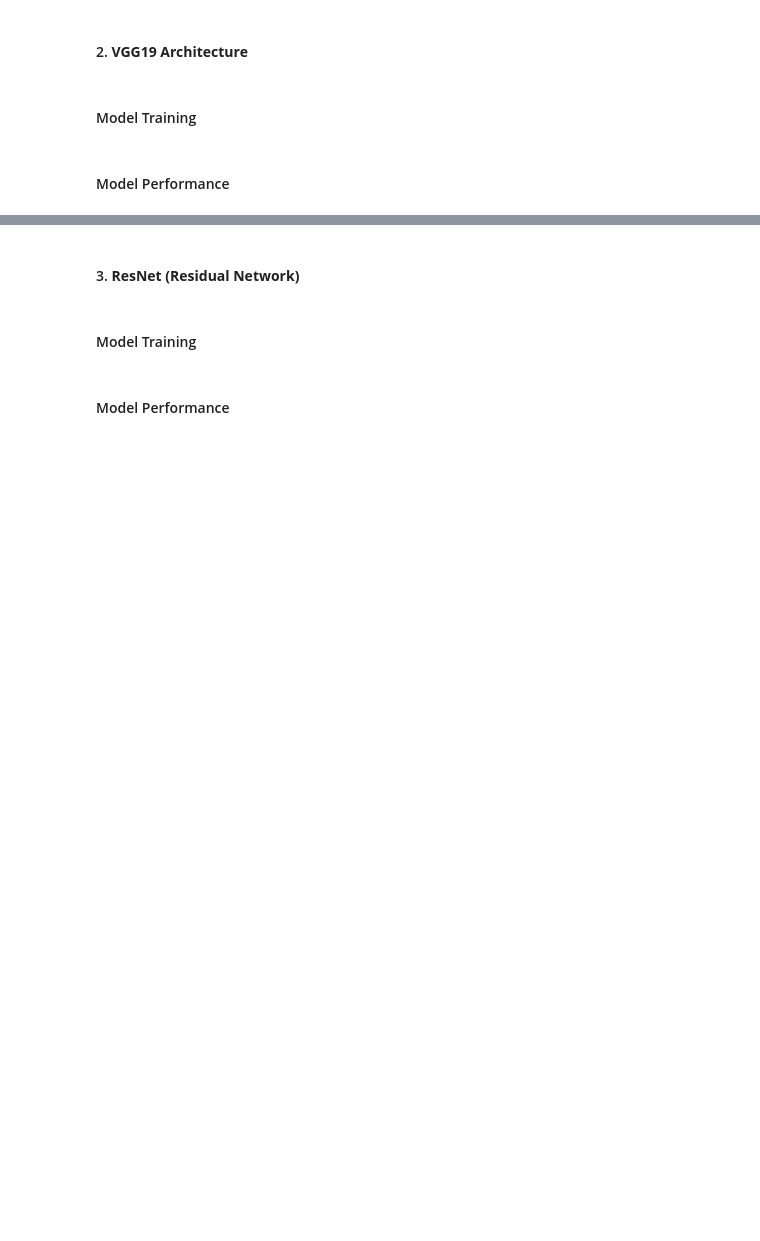
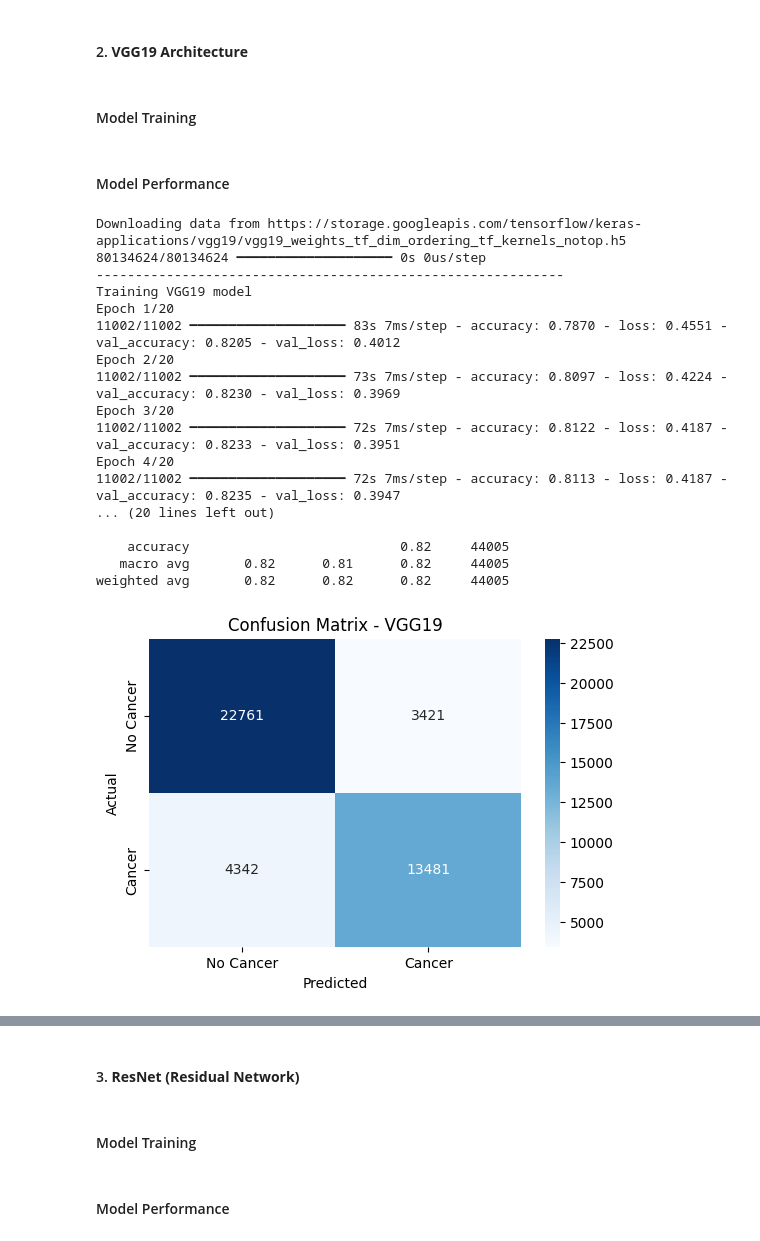
Before and after one commit to mafiat/Histopathologic-Cancer-Detection, a Jupyter notebook: Histopathologic-Cancer-Detection.ipynb, the cells around one changed output, grey strips where cells are left out. Cells and saved outputs as stored; diff of their text form; code cells hidden in the pictures; blank space fills up the shorter version.

```diff
--- a/Histopathologic-Cancer-Detection.ipynb
+++ b/Histopathologic-Cancer-Detection.ipynb
@@ -1213,7 +1294,7 @@ def create_vgg19_model(input_shape=(96, 96, 3)):
 
     x = base_model.output
     x = GlobalAveragePooling2D()(x)
-    x = Dropout(0.5)(x)
+    x = Dropout(0.3)(x)
     outputs = Dense(1, activation='sigmoid')(x)
 
     model = Model(inputs=base_model.input, outputs=outputs)
@@ -1233,7 +1314,7 @@ model_vgg19 = create_vgg19_model(input_shape=(96, 96, 3))
 
 # Compile the model
 model_vgg19.compile(
-    optimizer=Adam(learning_rate=0.0001), # Using a reasonable learning rate
+    optimizer=Adam(learning_rate=0.001), # Using a reasonable learning rate
     loss='binary_crossentropy',
     metrics=['accuracy']
 )
@@ -1245,33 +1326,52 @@ print(f"Training VGG19 model")
 history_vgg19 = model_vgg19.fit(
     X_train_images, y_train,
     epochs=20,  # You can adjust the number of epochs
-    batch_size=32,
+    batch_size=16,
     verbose=1,  # Set to 1 to see progress
     validation_data=(X_val_images, y_val),
     callbacks=[early_stopping_callback]
 )
 
 # Evaluate the trained model on the validation data
 print("-" * 60)
 print("Evaluating VGG19 model on validation data...")
 test_loss_vgg19, test_acc_vgg19 = model_vgg19.evaluate(X_val_images, y_val, verbose=1)
 
 print(f"  Validation accuracy (VGG19): {test_acc_vgg19:.4f}")
 print(f"  Validation loss (VGG19): {test_loss_vgg19:.4f}")
 
 # Predict probabilities on the validation set
 y_pred_probs_vgg19 = model_vgg19.predict(X_val_images)
 y_pred_vgg19 = (y_pred_probs_vgg19 > 0.5).astype(int)
 
 # Classification report
 print("\nClassification Report:")
 print(classification_report(y_val, y_pred_vgg19, target_names=['No Cancer', 'Cancer']))
 
 # Confusion matrix
 conf_matrix_vgg19 = confusion_matrix(y_val, y_pred_vgg19)
 plt.figure(figsize=(6, 4))
 sns.heatmap(conf_matrix_vgg19, annot=True, fmt='d', cmap='Blues', xticklabels=['No Cancer', 'Cancer'], yticklabels=['No Cancer', 'Cancer'])
 plt.title('Confusion Matrix - VGG19')
 plt.xlabel('Predicted')
 plt.ylabel('Actual')
 plt.show()
+# %% [output]
+Downloading data from https://storage.googleapis.com/tensorflow/keras-applications/vgg19/vgg19_weights_tf_dim_ordering_tf_kernels_notop.h5
+80134624/80134624 ━━━━━━━━━━━━━━━━━━━━ 0s 0us/step
+------------------------------------------------------------
+Training VGG19 model
+Epoch 1/20
+11002/11002 ━━━━━━━━━━━━━━━━━━━━ 83s 7ms/step - accuracy: 0.7870 - loss: 0.4551 - val_accuracy: 0.8205 - val_loss: 0.4012
+Epoch 2/20
+11002/11002 ━━━━━━━━━━━━━━━━━━━━ 73s 7ms/step - accuracy: 0.8097 - loss: 0.4224 - val_accuracy: 0.8230 - val_loss: 0.3969
+Epoch 3/20
+11002/11002 ━━━━━━━━━━━━━━━━━━━━ 72s 7ms/step - accuracy: 0.8122 - loss: 0.4187 - val_accuracy: 0.8233 - val_loss: 0.3951
+Epoch 4/20
+11002/11002 ━━━━━━━━━━━━━━━━━━━━ 72s 7ms/step - accuracy: 0.8113 - loss: 0.4187 - val_accuracy: 0.8235 - val_loss: 0.3947
+... (20 lines left out)
+
+    accuracy                           0.82     44005
+   macro avg       0.82      0.81      0.82     44005
+weighted avg       0.82      0.82      0.82     44005
+[figure, added]
```
Also changed, not shown: parts of 18 cells of this notebook.
